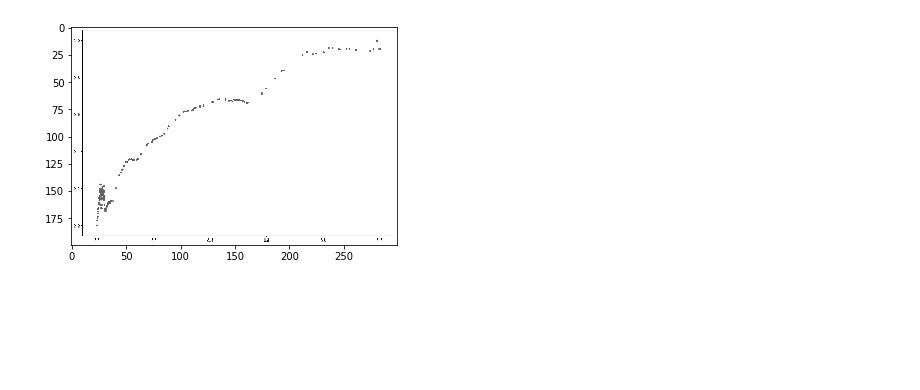
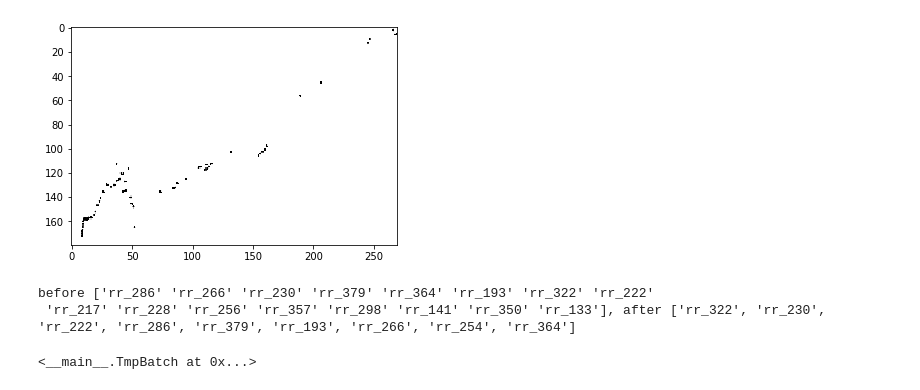
Before and after one commit to analysiscenter/radial, a Jupyter notebook: research/image_model.ipynb, the cells around one changed output. Saved outputs shown, nothing was run; the diff lists cells and outputs as text; code cells hidden in the pictures; blank space fills up the shorter version.

Commit message:
ugly hard negative sampling in nb

```diff
--- a/research/image_model.ipynb
+++ b/research/image_model.ipynb
@@ -19,0 +54,2 @@ class TmpBatch(ImagesBatch):
+# %%
+batch = ImagesBatch(DatasetIndex(['1', '2']))
@@ -19,0 +60,3 @@ class TmpBatch(ImagesBatch):
+# %%
+loss_history_dict = {'rr_298':0.0, 'rr_356':0.1, 'rr_189':0.2}
+loss_history_dict
@@ -25,15 +136,18 @@ train_set = Dataset(train_index, batch_class=TmpBatch)
 test_set = Dataset(test_index, batch_class=TmpBatch)
 # %%
 load_ppl = (Pipeline()
+                .init_variable('loss_history_dict', init_on_each_run=list)
+                .hard_negative_sampling(statistics_name='loss_history_dict')
                 .load(fmt='image', components='images')
                 .resize((300, 200))
+                .crop(origin='center', shape=(270, 180))
                 .to_array()
                 .multiply(1/255.)
                 .load(fmt='csv', src='all_targets.csv', components='target', index_col='index')
                 .expand_dims(components='target')
            )
 # %%
-img = (load_ppl << train_set).next_batch(1).images
+img = (load_ppl << train_set).next_batch(2).images
 # %%
 img.shape
 # %% [output]
@@ -41,8 +155,8 @@ img.shape
 # %%
-plt.imshow(img[0, :, :, 0],  cmap="gray")
+plt.imshow(img[1, :, :, 0],  cmap="gray")
 plt.show()
 # %% [output]
-[figure, old version]
+[figure, new version]
 # %%
 model_config = {
     'inputs': dict(images=dict(shape=B('image_shape')),
@@ -76,0 +218,7 @@ test_pipeline = (load_ppl + test_template << test_set)
+# %%
+train_pipeline.next_batch(16, shuffle=True, n_epochs=10, drop_last=False, bar=True)
+train_pipeline.next_batch(16, shuffle=True, n_epochs=10, drop_last=False, bar=True)
+# %% [output]
+before ['rr_286' 'rr_266' 'rr_230' 'rr_379' 'rr_364' 'rr_193' 'rr_322' 'rr_222'
+ 'rr_217' 'rr_228' 'rr_256' 'rr_357' 'rr_298' 'rr_141' 'rr_350' 'rr_133'], after ['rr_322', 'rr_230', 'rr_222', 'rr_286', 'rr_379', 'rr_193', 'rr_266', 'rr_254', 'rr_364']
+<__main__.TmpBatch at 0x...>
```
Also changed, not shown: parts of 38 cells of this notebook.
